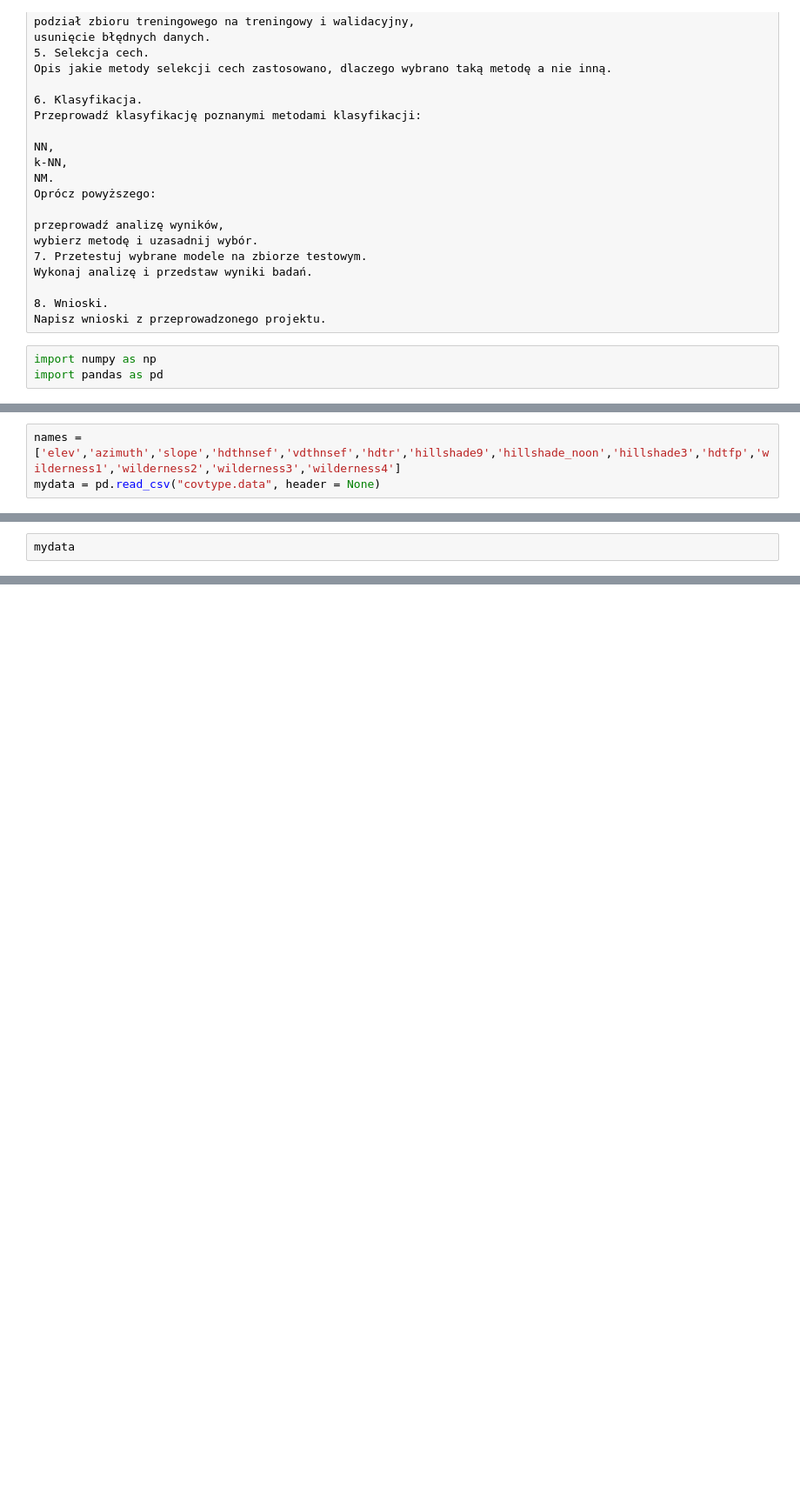
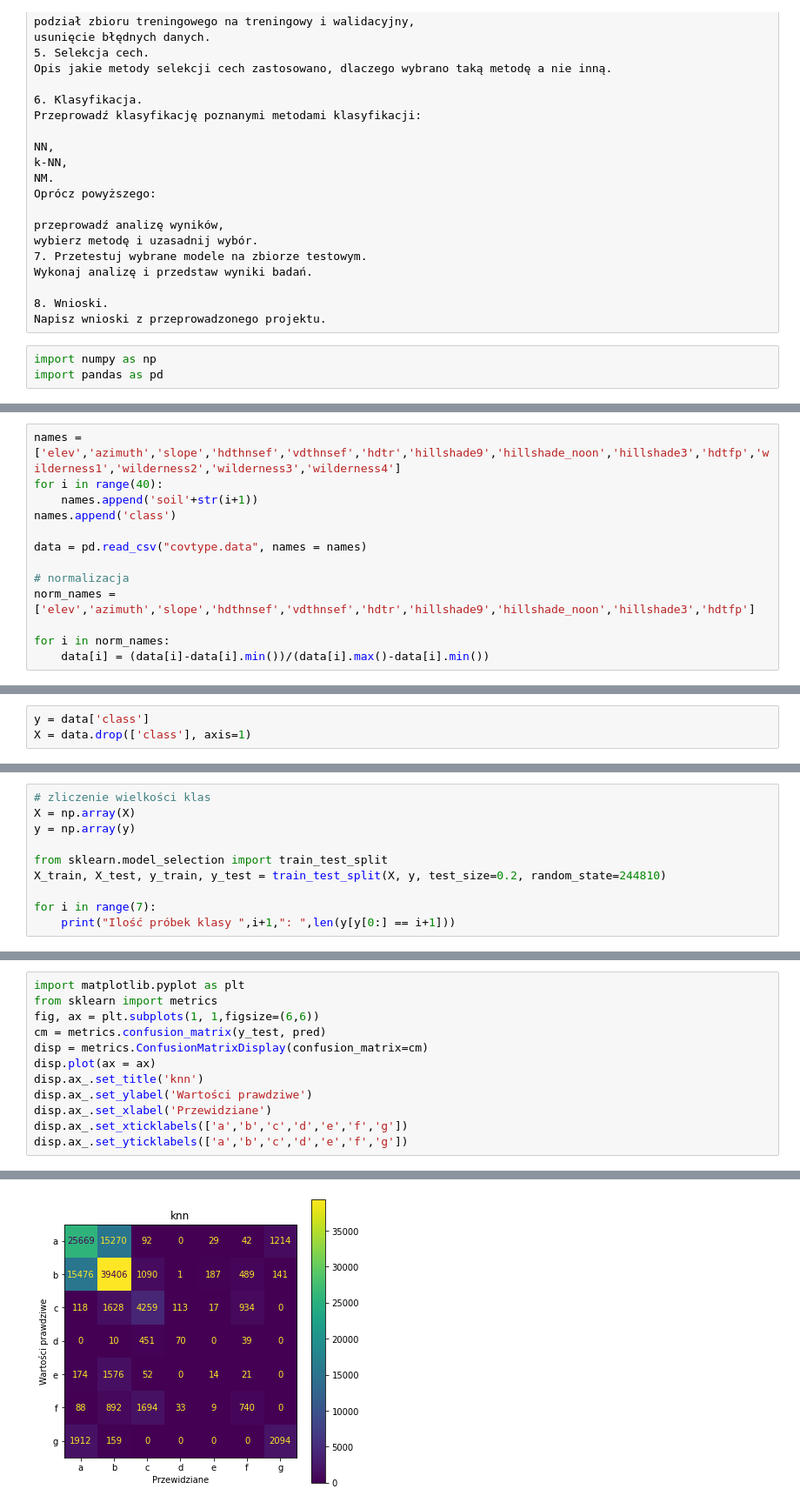
Before and after one commit to rafalbalcerzak/sad, a Jupyter notebook: sad6/sad6.ipynb, the cells around one changed output, grey strips where cells are left out. Shown at 87% size. Saved outputs shown, nothing was run; the diff lists cells and outputs as text; blank space fills up the shorter version.

```diff
--- a/sad6/sad6.ipynb
+++ b/sad6/sad6.ipynb
@@ -74,3 +77,13 @@ import pandas as pd
 # %%
 names = ['elev','azimuth','slope','hdthnsef','vdthnsef','hdtr','hillshade9','hillshade_noon','hillshade3','hdtfp','wilderness1','wilderness2','wilderness3','wilderness4']
-mydata = pd.read_csv("covtype.data", header = None)
+for i in range(40):
+    names.append('soil'+str(i+1))
+names.append('class')
+
+data = pd.read_csv("covtype.data", names = names)
+
+# normalizacja
+norm_names = ['elev','azimuth','slope','hdthnsef','vdthnsef','hdtr','hillshade9','hillshade_noon','hillshade3','hdtfp']
+
+for i in norm_names:
+    data[i] = (data[i]-data[i].min())/(data[i].max()-data[i].min())
@@ -77,2 +114,3 @@ mydata = pd.read_csv("covtype.data", header = None)
 # %%
-mydata
+y = data['class']
+X = data.drop(['class'], axis=1)
@@ -92,0 +126,10 @@ mydata
+# %%
+# zliczenie wielkości klas
+X = np.array(X)
+y = np.array(y)
+
+from sklearn.model_selection import train_test_split
+X_train, X_test, y_train, y_test = train_test_split(X, y, test_size=0.2, random_state=244810)
+
+for i in range(7):
+    print("Ilość próbek klasy ",i+1,": ",len(y[y[0:] == i+1]))
@@ -92,0 +275,13 @@ mydata
+# %%
+import matplotlib.pyplot as plt
+from sklearn import metrics
+fig, ax = plt.subplots(1, 1,figsize=(6,6))
+cm = metrics.confusion_matrix(y_test, pred)
+disp = metrics.ConfusionMatrixDisplay(confusion_matrix=cm)
+disp.plot(ax = ax)
+disp.ax_.set_title('knn')
+disp.ax_.set_ylabel('Wartości prawdziwe')
+disp.ax_.set_xlabel('Przewidziane')
+disp.ax_.set_xticklabels(['a','b','c','d','e','f','g'])
+disp.ax_.set_yticklabels(['a','b','c','d','e','f','g'])
+# %% [output]
@@ -92,0 +295 @@ mydata
+[figure, added]
```
Also changed, not shown: parts of 25 cells of this notebook, 1 other file.
